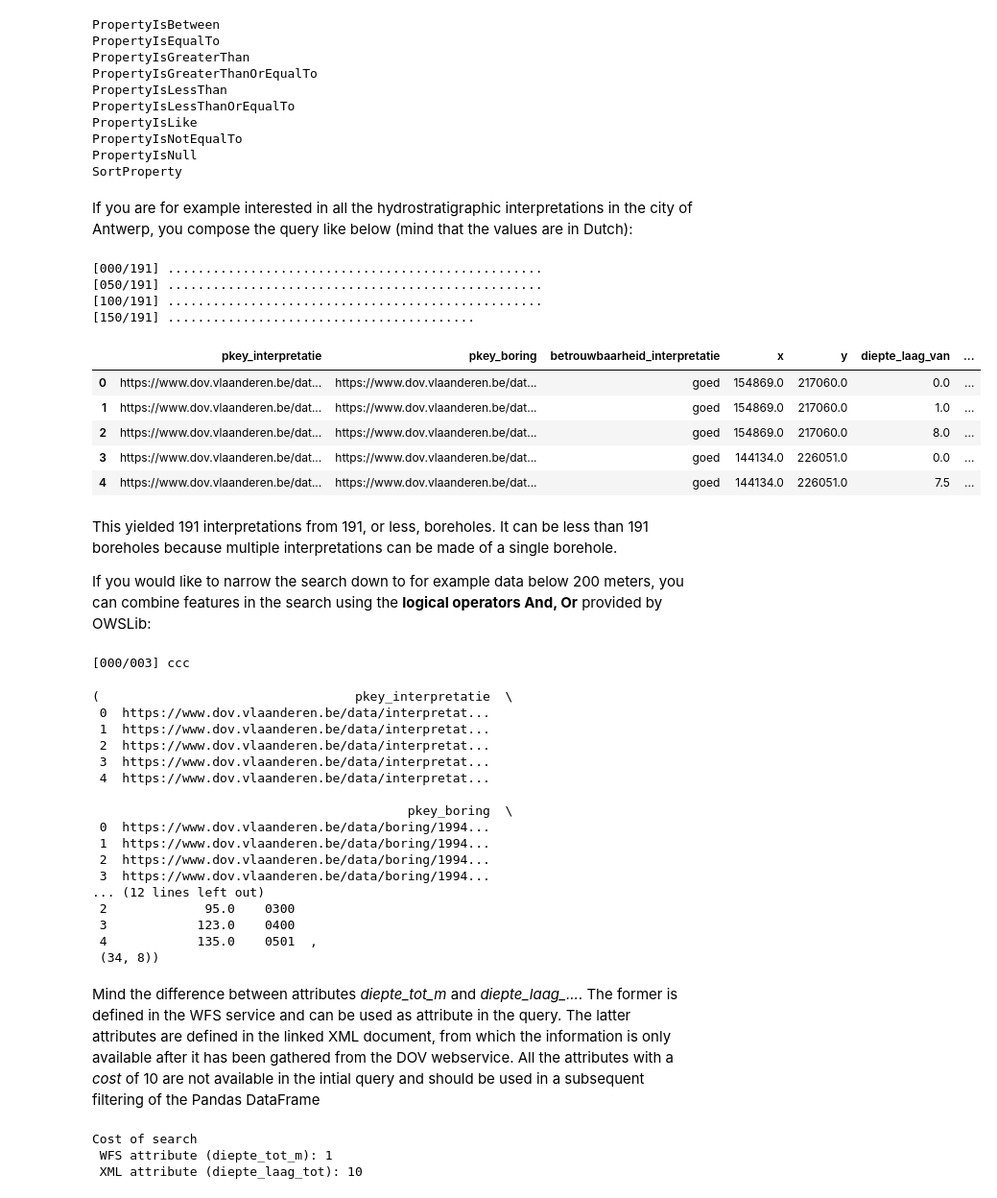
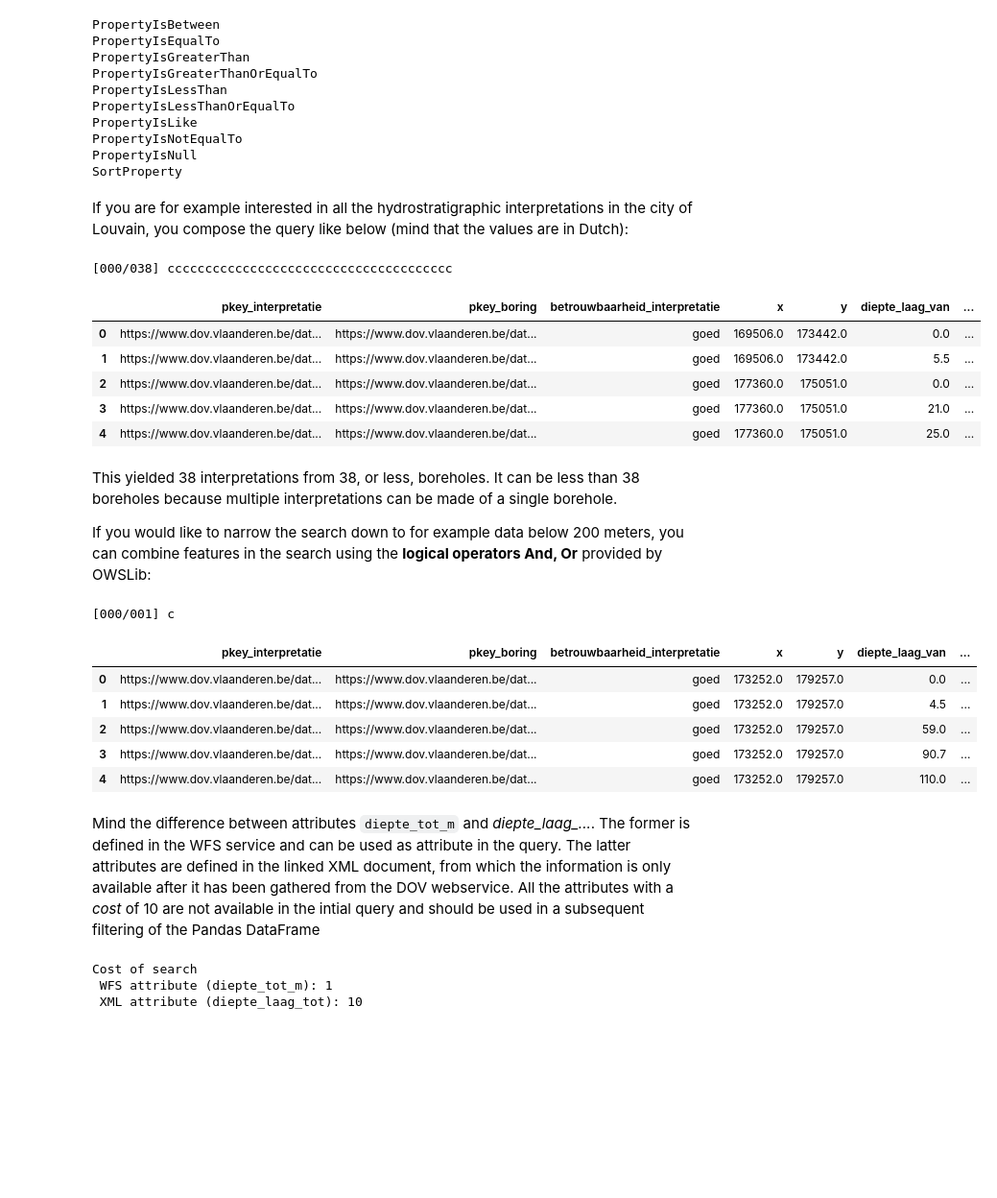
Before and after one commit to DOV-Vlaanderen/pydov, a Jupyter notebook: docs/notebooks/Introductory_tutorial.ipynb, the cells around one changed output. Shown at 96% size. Drawn from its saved outputs; the diff is of its cells as text; code cells hidden in the pictures; blank space fills up the shorter version.

```diff
--- a/docs/notebooks/Introductory_tutorial.ipynb
+++ b/docs/notebooks/Introductory_tutorial.ipynb
@@ -31,7 +31,7 @@ https://pydov.readthedocs.io/en/latest/reference.html#pydov.search.grondwaterfil
 Indeed, each of the datasets can be queried using a search object for the specific dataset. While the search objects are different, the workflow is the same for each dataset. Relevant classes can be imported from the pydov.search package, for example if we’d like to query the dataset with hydrogeological interpretations of borehole data:
 # %%
 from pydov.search.interpretaties import HydrogeologischeStratigrafieSearch
-hydrosearch = HydrogeologischeStratigrafieSearch()
+hs = HydrogeologischeStratigrafieSearch()
 # %% [markdown]
 If you would like some more information, you can query the search object. Sincy pydov interfaces a database from Flemish government agencies, the descriptions are in Dutch:
 # %%
@@ -131,27 +131,24 @@ PropertyIsNotEqualTo
 PropertyIsNull
 SortProperty
 # %% [markdown]
-If you are for example interested in all the hydrostratigraphic interpretations in the city of Antwerp, you compose the query like below (mind that the values are in Dutch):
+If you are for example interested in all the hydrostratigraphic interpretations in the city of Louvain, you compose the query like below (mind that the values are in Dutch):
 # %%
 from owslib.fes import PropertyIsEqualTo
 query = PropertyIsEqualTo(
             propertyname='gemeente',
-            literal='Antwerpen')
-df = hydrosearch.search(query=query)
-df.head()
+            literal='Leuven')
+dfhs = hs.search(query=query)
+dfhs.head()
 # %% [output]
-[000/191] ..................................................
-[050/191] ..................................................
-[100/191] ..................................................
-[150/191] .........................................
+[000/038] cccccccccccccccccccccccccccccccccccccc
 |  | pkey_interpretatie | pkey_boring | betrouwbaarheid_interpretatie | x | y | diepte_laag_van | ... |
-| 0 | https://www.dov.vlaanderen.be/dat... | https://www.dov.vlaanderen.be/dat... | goed | 154869.0 | 217060.0 | 0.0 | ... |
-| 1 | https://www.dov.vlaanderen.be/dat... | https://www.dov.vlaanderen.be/dat... | goed | 154869.0 | 217060.0 | 1.0 | ... |
-| 2 | https://www.dov.vlaanderen.be/dat... | https://www.dov.vlaanderen.be/dat... | goed | 154869.0 | 217060.0 | 8.0 | ... |
-| 3 | https://www.dov.vlaanderen.be/dat... | https://www.dov.vlaanderen.be/dat... | goed | 144134.0 | 226051.0 | 0.0 | ... |
-| 4 | https://www.dov.vlaanderen.be/dat... | https://www.dov.vlaanderen.be/dat... | goed | 144134.0 | 226051.0 | 7.5 | ... |
+| 0 | https://www.dov.vlaanderen.be/dat... | https://www.dov.vlaanderen.be/dat... | goed | 169506.0 | 173442.0 | 0.0 | ... |
+| 1 | https://www.dov.vlaanderen.be/dat... | https://www.dov.vlaanderen.be/dat... | goed | 169506.0 | 173442.0 | 5.5 | ... |
+| 2 | https://www.dov.vlaanderen.be/dat... | https://www.dov.vlaanderen.be/dat... | goed | 177360.0 | 175051.0 | 0.0 | ... |
+| 3 | https://www.dov.vlaanderen.be/dat... | https://www.dov.vlaanderen.be/dat... | goed | 177360.0 | 175051.0 | 21.0 | ... |
+| 4 | https://www.dov.vlaanderen.be/dat... | https://www.dov.vlaanderen.be/dat... | goed | 177360.0 | 175051.0 | 25.0 | ... |
 # %% [markdown]
-This yielded 191 interpretations from 191, or less, boreholes. It can be less than 191 boreholes because multiple interpretations can be made of a single borehole.
+This yielded 38 interpretations from 38, or less, boreholes. It can be less than 38 boreholes because multiple interpretations can be made of a single borehole.
 
 If you would like to narrow the search down to for example data below 200 meters, you can combine features in the search using the **logical operators And, Or** provided by OWSLib:
 # %%
@@ -160,34 +157,23 @@ from owslib.fes import PropertyIsGreaterThan
 query = And([
     PropertyIsEqualTo(
             propertyname='gemeente',
-            literal='Antwerpen'),
+            literal='Leuven'),
     PropertyIsGreaterThan(
             propertyname='diepte_tot_m',
             literal='200')
     ])
-df = hydrosearch.search(query=query)
-df.head()
+dfhs = hs.search(query=query)
+dfhs.head()
 # %% [output]
-[000/003] ccc
+[000/001] c
-(                                  pkey_interpretatie  \
- 0  https://www.dov.vlaanderen.be/data/interpretat...
- 1  https://www.dov.vlaanderen.be/data/interpretat...
- 2  https://www.dov.vlaanderen.be/data/interpretat...
- 3  https://www.dov.vlaanderen.be/data/interpretat...
- 4  https://www.dov.vlaanderen.be/data/interpretat...
-
-                                          pkey_boring  \
- 0  https://www.dov.vlaanderen.be/data/boring/1994...
- 1  https://www.dov.vlaanderen.be/data/boring/1994...
- 2  https://www.dov.vlaanderen.be/data/boring/1994...
- 3  https://www.dov.vlaanderen.be/data/boring/1994...
-... (12 lines left out)
- 2             95.0    0300
- 3            123.0    0400
- 4            135.0    0501  ,
- (34, 8))
+|  | pkey_interpretatie | pkey_boring | betrouwbaarheid_interpretatie | x | y | diepte_laag_van | ... |
+| 0 | https://www.dov.vlaanderen.be/dat... | https://www.dov.vlaanderen.be/dat... | goed | 173252.0 | 179257.0 | 0.0 | ... |
+| 1 | https://www.dov.vlaanderen.be/dat... | https://www.dov.vlaanderen.be/dat... | goed | 173252.0 | 179257.0 | 4.5 | ... |
+| 2 | https://www.dov.vlaanderen.be/dat... | https://www.dov.vlaanderen.be/dat... | goed | 173252.0 | 179257.0 | 59.0 | ... |
+| 3 | https://www.dov.vlaanderen.be/dat... | https://www.dov.vlaanderen.be/dat... | goed | 173252.0 | 179257.0 | 90.7 | ... |
+| 4 | https://www.dov.vlaanderen.be/dat... | https://www.dov.vlaanderen.be/dat... | goed | 173252.0 | 179257.0 | 110.0 | ... |
 # %% [markdown]
-Mind the difference between attributes *diepte_tot_m* and *diepte_laag_...*. The former is defined in the WFS service and can be used as attribute in the query. The latter attributes are defined in the linked XML document, from which the information is only available after it has been gathered from the DOV webservice. All the attributes with a *cost* of 10 are not available in the intial query and should be used in a subsequent filtering of the Pandas DataFrame
+Mind the difference between attributes `diepte_tot_m` and *diepte_laag_...*. The former is defined in the WFS service and can be used as attribute in the query. The latter attributes are defined in the linked XML document, from which the information is only available after it has been gathered from the DOV webservice. All the attributes with a *cost* of 10 are not available in the intial query and should be used in a subsequent filtering of the Pandas DataFrame
 # %%
 print('Cost of search\n',
       'WFS attribute (diepte_tot_m): ' + str(fields['diepte_tot_m']['cost']) + '\n',
```
Also changed, not shown: parts of 19 cells of this notebook.
